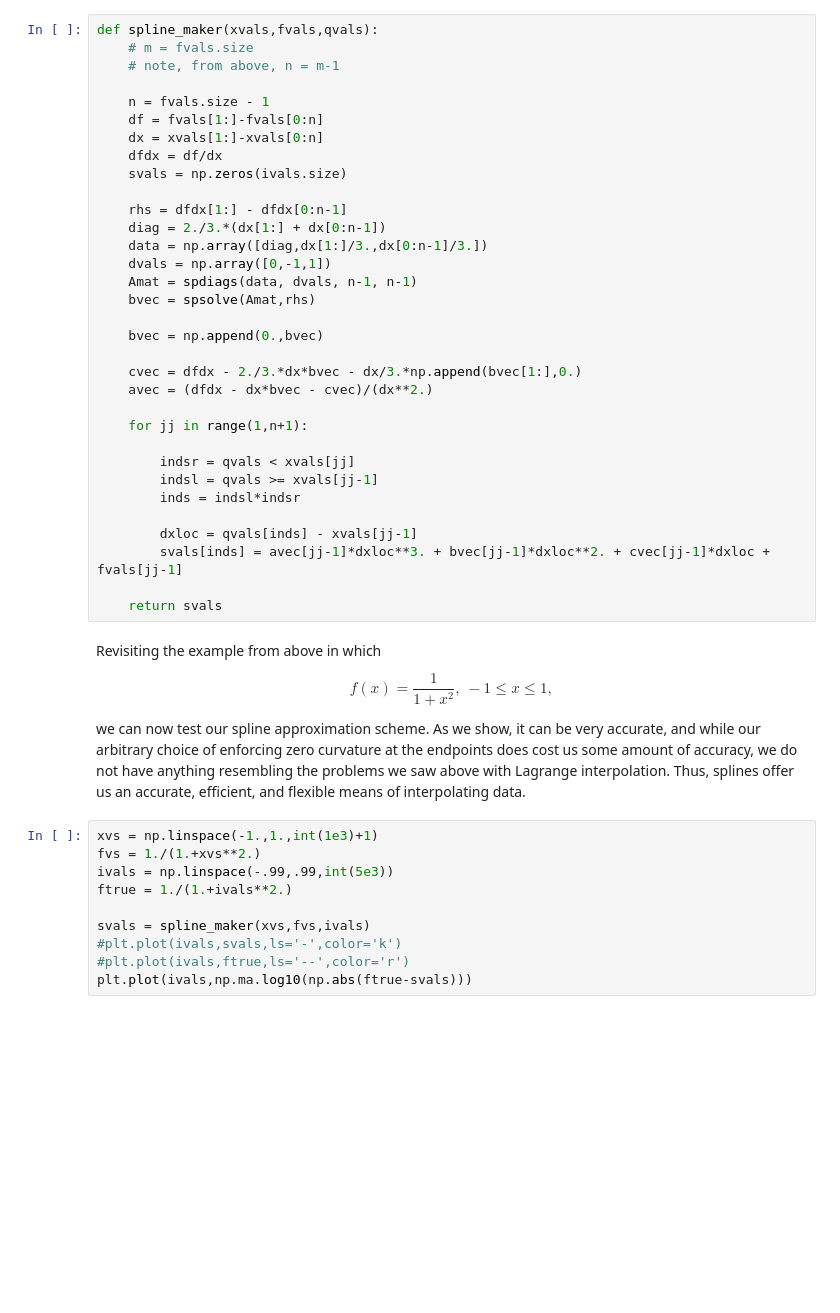
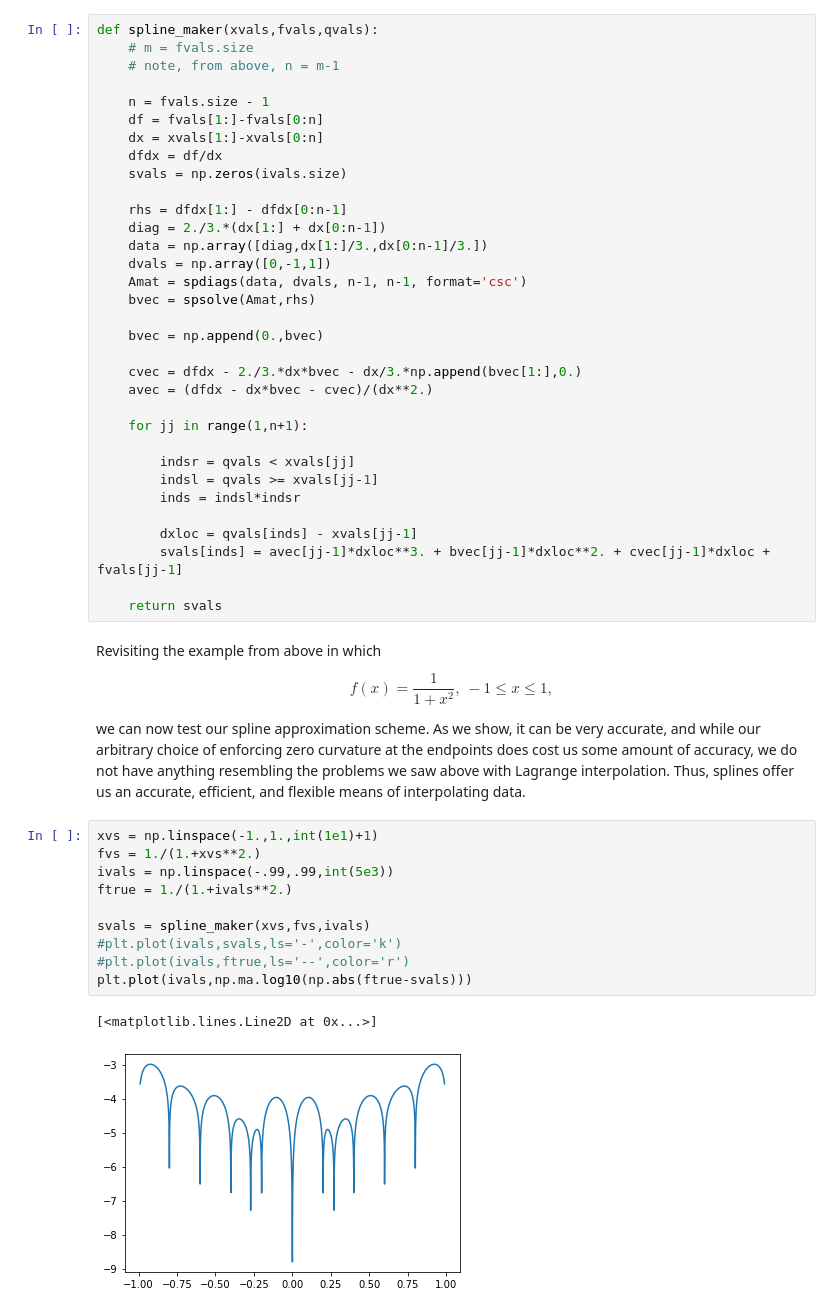
Before and after one commit to cwcurtis/Math-340-Notebooks, a Jupyter notebook: Lectures/Course_Lectures/Lecture_Ten_Fall_2022_Splines.ipynb, the cells around one changed output. Cells and saved outputs as stored; diff of their text form; blank space fills up the shorter version.

```diff
--- a/Lectures/Course_Lectures/Lecture_Ten_Fall_2022_Splines.ipynb
+++ b/Lectures/Course_Lectures/Lecture_Ten_Fall_2022_Splines.ipynb
@@ -221,7 +221,7 @@ def spline_maker(xvals,fvals,qvals):
     diag = 2./3.*(dx[1:] + dx[0:n-1])
     data = np.array([diag,dx[1:]/3.,dx[0:n-1]/3.])
     dvals = np.array([0,-1,1])
-    Amat = spdiags(data, dvals, n-1, n-1)
+    Amat = spdiags(data, dvals, n-1, n-1, format='csc')
     bvec = spsolve(Amat,rhs)
 
     bvec = np.append(0.,bvec)
@@ -248,12 +248,15 @@ $$
 
 we can now test our spline approximation scheme.  As we show, it can be very accurate, and while our arbitrary choice of enforcing zero curvature at the endpoints does cost us some amount of accuracy, we do not have anything resembling the problems we saw above with Lagrange interpolation.  Thus, splines offer us an accurate, efficient, and flexible means of interpolating data.
 # %%
-xvs = np.linspace(-1.,1.,int(1e3)+1)
+xvs = np.linspace(-1.,1.,int(1e1)+1)
 fvs = 1./(1.+xvs**2.)
 ivals = np.linspace(-.99,.99,int(5e3))
 ftrue = 1./(1.+ivals**2.)
 
 svals = spline_maker(xvs,fvs,ivals)
 #plt.plot(ivals,svals,ls='-',color='k')
 #plt.plot(ivals,ftrue,ls='--',color='r')
 plt.plot(ivals,np.ma.log10(np.abs(ftrue-svals)))
+# %% [output]
+[<matplotlib.lines.Line2D at 0x...>]
+[figure, added]
```
Also changed, not shown: 1 other file.
